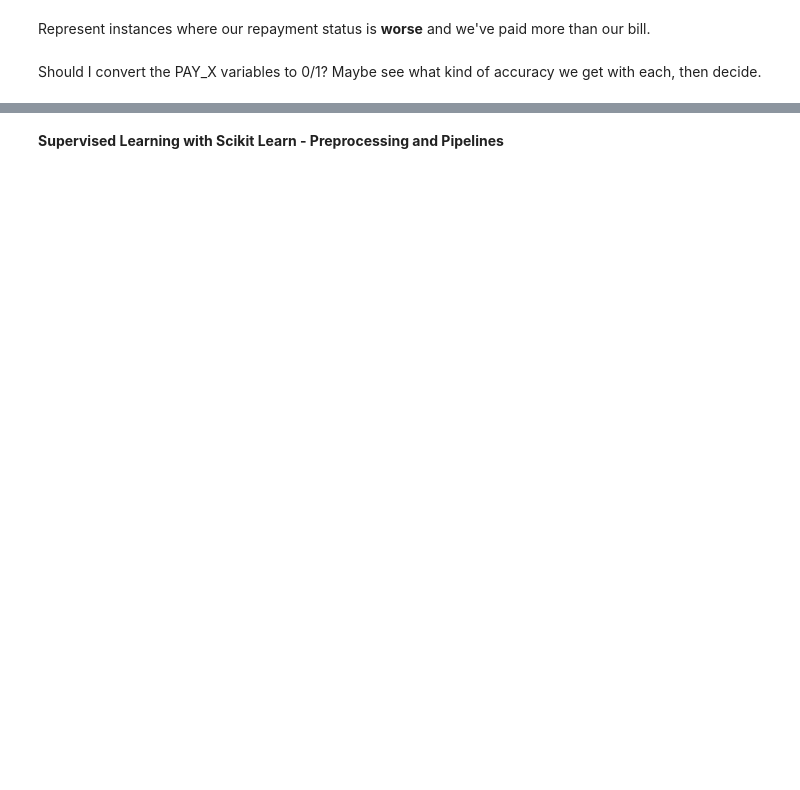
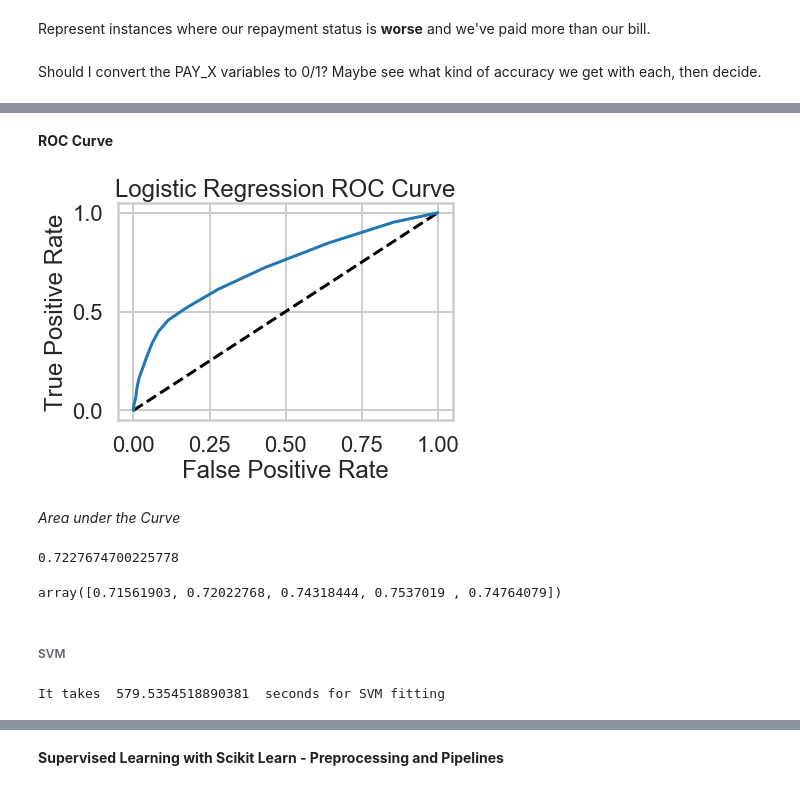
Before and after one commit to gblinick/Predicting-Credit-Card-Default-in-sci-kit-learn, a Jupyter notebook: In-depth analysis/In-depth Analysis.ipynb, the cells around one changed output, grey strips where cells are left out. Drawn from its saved outputs; the diff is of its cells as text; code cells hidden in the pictures; blank space fills up the shorter version.

```diff
--- a/In-depth analysis/In-depth Analysis.ipynb
+++ b/In-depth analysis/In-depth Analysis.ipynb
@@ -302,0 +293,2 @@ fpr, tpr, thresholds  = roc_curve(y_test, y_pred_prob)
+# %%
+lr_cv = GridSearchCV(lr, param_grid_lr, cv=10, iid=False)
@@ -302,0 +297,2 @@ fpr, tpr, thresholds  = roc_curve(y_test, y_pred_prob)
+# %%
+lr_cv.fit(X_train, y_train)
@@ -382,0 +342,22 @@ X.shape
+# %%
+from sklearn.neighbors import KNeighborsClassifier
+#3
+knn = Pipeline(steps=[('preprocessor', preprocessor),
+                     ('classifier', KNeighborsClassifier())])
+#4
+param_grid_knn = {
+    'classifier__n_neighbors': np.arange(1,20)
+}
+
+#5
+knn_cv = RandomizedSearchCV(knn, param_grid_knn, cv=5, iid=False)
+
+#6
+t0 = time.time()
+knn_cv.fit(X_train, y_train)
+t1 = time.time()
+print(t1 - t0)
+# takes 307 seconds with 5 folds, 1 to 20 neighbors,
+
+#7
+y_pred_knn = knn_cv.predict(X_test)
@@ -382,0 +394,52 @@ X.shape
+# %% [markdown]
+**ROC Curve**
+# %%
+y_pred_prob = knn_cv.predict_proba(X_test)[:,1]
+fpr, tpr, thresholds  = roc_curve(y_test, y_pred_prob)
+# %%
+plt.plot([0,1], [0,1], 'k--')
+plt.plot(fpr, tpr, label='Logistic Regression')
+plt.xlabel('False Positive Rate')
+plt.ylabel('True Positive Rate')
+plt.title('Logistic Regression ROC Curve')
+plt.show()
+# %% [output]
+[figure, added]
+# %% [markdown]
+*Area under the Curve*
+# %%
+roc_auc_score(y_test, y_pred_prob)
+# %% [output]
+0.7227674700225778
+# %%
+cv_scores = cross_val_score(knn_cv, X, y, cv=5, scoring='roc_auc')
+cv_scores
+# %% [output]
+array([0.71561903, 0.72022768, 0.74318444, 0.7537019 , 0.74764079])
+# %% [markdown]
+###### SVM
+# %%
+from sklearn.svm import SVC
+#3
+svm = Pipeline(steps=[('preprocessor', preprocessor),
+                     ('classifier', SVC())])
+#4
+param_grid_svm = {
+    'classifier__C': [0.1, 1, 10, 100],
+    'classifier__gamma': [0.1, 0.01]
+}
+
+#5
+svm_cv = GridSearchCV(svm, param_grid_svm, cv=5, iid=False)
+
+#6
+t0 = time.time()
+svm_cv.fit(X_train, y_train)
+t1 = time.time()
+print("It takes ", t1 - t0, " seconds for SVM fitting")
+# takes 580 seconds with 5 folds
+
+#7
+y_pred_svm = svm_cv.predict(X_test)
+# %% [output]
+It takes  579.5354518890381  seconds for SVM fitting
```
Also changed, not shown: parts of 134 cells of this notebook.
